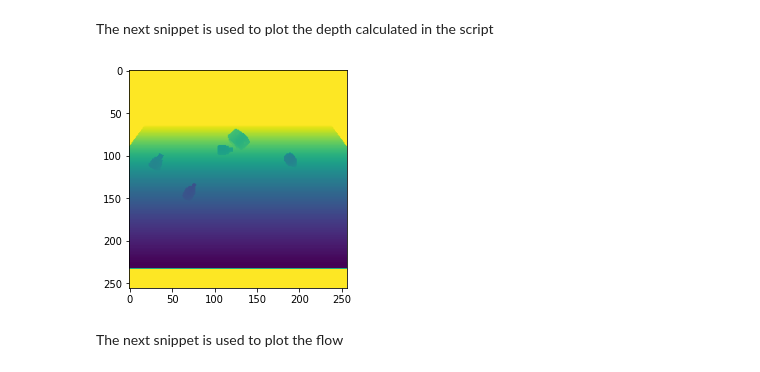
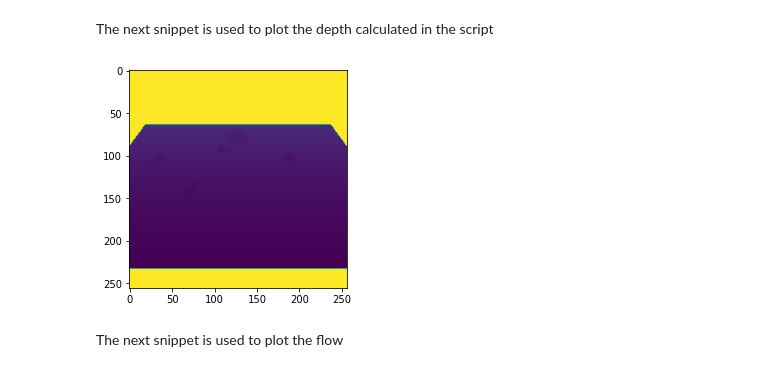
Before and after one commit to onorabil/blenderRenderer, a Jupyter notebook: PreviewData.ipynb, the cells around one changed output. Cells and saved outputs as stored; diff of their text form; code cells hidden in the pictures.

```diff
--- a/PreviewData.ipynb
+++ b/PreviewData.ipynb
@@ -8,39 +8,24 @@ from matplotlib import cm
 # %% [markdown]
 The next snippet is used to plot the depth calculated in the script
 # %%
-def exr2depth(path):
-    """Read depth image as numpy array
-
-    Args:
-        path (str): The path to the file
-
-    Returns:
-        ndarray: Returns an array with the shape WxHx1
-    """
+def exr2depth(path, maxvalue=80):
     if not os.path.isfile(path):
             return None
 
     img = cv2.imread(path, cv2.IMREAD_GRAYSCALE | cv2.IMREAD_ANYDEPTH)
 
-    # get the maximum value from the array, aka the most distant point
-    # everything above that value is infinite, thus i clamp it to maxvalue
-    # then divide by maxvalue to obtain a normalized map
-    # multiply by 255 to obtain a colormap from the depthmap
-    maxvalue = np.max(img[img < np.max(img)])
     img[img > maxvalue] = maxvalue
-    img = img / maxvalue * 255
+    img = img / maxvalue
 
-    img = np.array(img).astype(np.uint8).reshape(img.shape[0], img.shape[1], -1)
-
-    return img
+    return np.array(img).astype(np.float32).reshape(img.shape[0], img.shape[1], -1) * 2 - 1
 # %%
-depth_data = exr2depth("./out/0000_000000depth_L.exr")
+depth_data = exr2depth("./out/0000_000000depth.exr", 80)
 
 fig = plt.figure()
-plt.imshow(depth_data)
+plt.imshow((depth_data + 1) / 2)
 plt.show()
 # %% [output]
-[figure, old version]
+[figure, new version]
 # %% [markdown]
 The next snippet is used to plot the flow
 # %%
```
Also changed, not shown: 1 other file.
